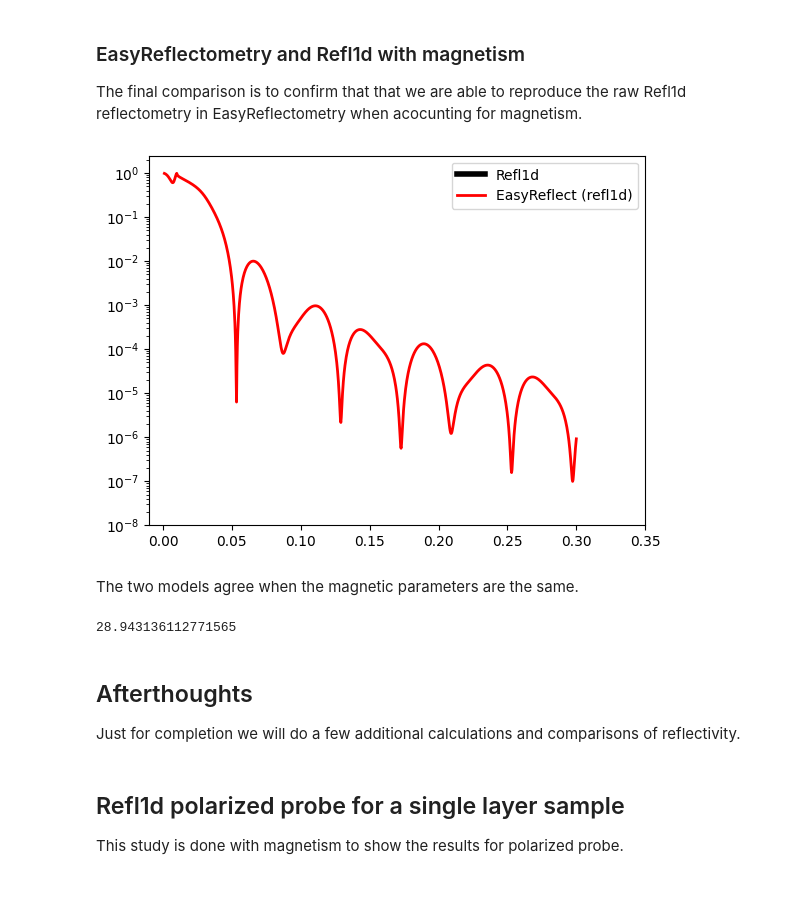
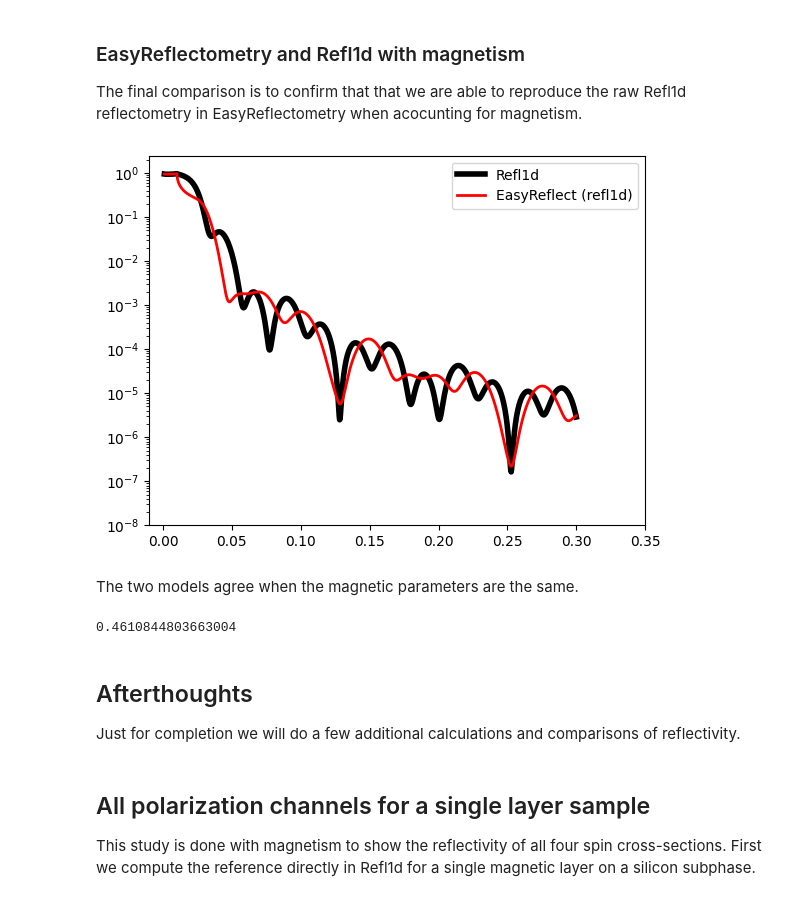
Before and after one commit to easyscience/EasyReflectometryLib, a Jupyter notebook: dev/tutorials/simulation/magnetism/magnetism.ipynb, the cells around one changed output. Cells and saved outputs as stored; diff of their text form; code cells hidden in the pictures.

```diff
--- a/dev/tutorials/simulation/magnetism/magnetism.ipynb
+++ b/dev/tutorials/simulation/magnetism/magnetism.ipynb
@@ -159,14 +161,9 @@ plt.plot(model_coords, model_data_magnetism, '-k', label=f'Without magnetic laye
 # With magnetic layers
 interface.switch('refl1d')
 model.interface = interface
+sld_4_layer.magnetism = LayerMagnetism(rho_m=10, theta_m=70, name='Sld 4 moment')
+sld_8_layer.magnetism = LayerMagnetism(rho_m=5, theta_m=175, name='Sld 8 moment')
 model_interface = model.interface()
-model_interface.include_magnetism = True
-model_interface._wrapper.update_layer(
-    list(model_interface._wrapper.storage['layer'].keys())[1], magnetism_rhoM=10, magnetism_thetaM=70
-)
-model_interface._wrapper.update_layer(
-    list(model_interface._wrapper.storage['layer'].keys())[2], magnetism_rhoM=5, magnetism_thetaM=175
-)
 model_data_magnetism_layer_1 = model.interface().reflectity_profile(
     model_coords,
     model.unique_name,
@@ -185,53 +182,50 @@ The final comparison is to confirm that that we are able to reproduce the raw Re
 # Refl1d model is inverted as compared to EasyReflectometry, so the order of the layers is reversed
 refl1d_sample = (
     refl1d_si(0, 0)
     | refl1d_sld_8(150, 0, magnetism=refl1d.names.Magnetism(rhoM=5, thetaM=175))
     | refl1d_sld_4(100, 0, magnetism=refl1d.names.Magnetism(rhoM=10, thetaM=70))
     | refl1d_vacuum(0, 0)
 )
 model_name = model.unique_name
 storage = {'model': {model_name: {}}}
-storage['model'][model_name]['scale'] = 10.0
-storage['model'][model_name]['bkg'] = 20.0
+# Match the EasyReflectometry model: scale=1, background=0
+storage['model'][model_name]['scale'] = 1.0
+storage['model'][model_name]['bkg'] = 0.0
 
 polarized_probe = _get_polarized_probe(
     q_array=model_coords, dq_array=np.zeros(len(model_coords)), model_name=model_name, storage=storage
 )
 
 experiment = refl1d.names.Experiment(probe=polarized_probe, sample=refl1d_sample)
 model_data_magnetism_ref1d = experiment.reflectivity()[0][1]
 plt.plot(model_coords, model_data_magnetism_ref1d, '-k', label='Refl1d', linewidth=4)
 
 # EasyReflectometry
 interface.switch('refl1d')
 model.interface = interface
+sld_4_layer.magnetism = LayerMagnetism(rho_m=10, theta_m=70, name='Sld 4 moment')
+sld_8_layer.magnetism = LayerMagnetism(rho_m=5, theta_m=175, name='Sld 8 moment')
 model_interface = model.interface()
-model_interface.include_magnetism = True
-model_interface._wrapper.update_layer(
-    list(model_interface._wrapper.storage['layer'].keys())[1], magnetism_rhoM=10, magnetism_thetaM=70
-)
-model_interface._wrapper.update_layer(
-    list(model_interface._wrapper.storage['layer'].keys())[2], magnetism_rhoM=5, magnetism_thetaM=175
-)
 model_data_magnetism_easy = model.interface().reflectity_profile(
     model_coords,
     model.unique_name,
 )
 plt.plot(model_coords, model_data_magnetism_easy, 'r-', label=f'EasyReflect ({model_interface.name})', linewidth=2)
 
 plot_apply_makeup()
 # %% [output]
-[figure, old version]
+[figure, new version]
 # %% [markdown]
 The two models agree when the magnetic parameters are the same.
 # %%
 print(max(abs(model_data_magnetism_easy - model_data_magnetism_ref1d)))
 # %% [output]
-28.943136112771565
+0.4610844803663004
 # %% [markdown]
 ## Afterthoughts
 Just for completion we will do a few additional calculations and comparisons of reflectivity.
 # %% [markdown]
-## Refl1d polarized probe for a single layer sample
- This study is done with magnetism to show the results for polarized probe.
+## All polarization channels for a single layer sample
+
+This study is done with magnetism to show the reflectivity of all four spin cross-sections. First we compute the reference directly in Refl1d for a single magnetic layer on a silicon subphase.
 # %%
```
Also changed, not shown: parts of 27 cells of this notebook, 49 other files.
